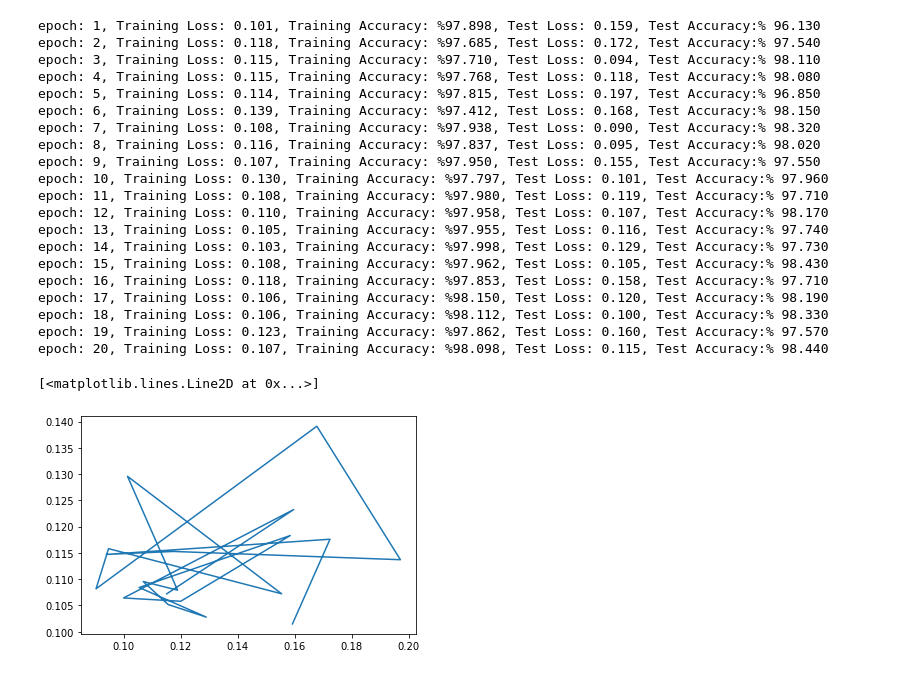
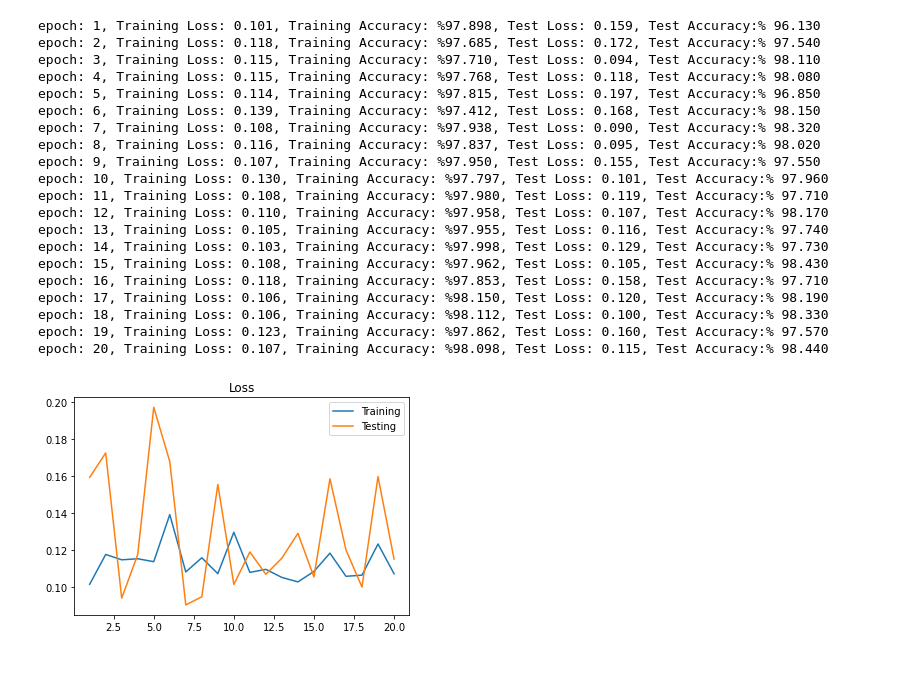
Before and after one commit to mralamdari/Machine_Learning_Projects, a Jupyter notebook: Digit_Classifier_with_Mnist.ipynb, the cells around one changed output. Saved outputs shown, nothing was run; the diff lists cells and outputs as text; code cells hidden in the pictures.

```diff
--- a/Digit_Classifier_with_Mnist.ipynb
+++ b/Digit_Classifier_with_Mnist.ipynb
@@ -242,8 +242,16 @@ epoch: 17, Training Loss: 0.106, Training Accuracy: %98.150, Test Loss: 0.120, T
 epoch: 18, Training Loss: 0.106, Training Accuracy: %98.112, Test Loss: 0.100, Test Accuracy:% 98.330
 epoch: 19, Training Loss: 0.123, Training Accuracy: %97.862, Test Loss: 0.160, Test Accuracy:% 97.570
 epoch: 20, Training Loss: 0.107, Training Accuracy: %98.098, Test Loss: 0.115, Test Accuracy:% 98.440
-# %%
-plt.plot(test_loss, train_loss)
-# %% [output]
-[<matplotlib.lines.Line2D at 0x...>]
-[figure, removed]
+# %%
+def plot_curves(train_arr, test_arr, title="Accuracy"):
+  epochs = range(1, len(test_arr)+1)
+  plt.figure()
+  plt.title(title)
+  plt.plot(epochs, train_arr, label="Training")
+  plt.plot(epochs, test_arr, label="Testing")
+  plt.legend()
+  plt.show()
+# %%
+plot_curves(train_loss, test_loss, 'Loss')
+# %% [output]
+[figure, added]
```
Also changed, not shown: parts of 1 cell of this notebook.
